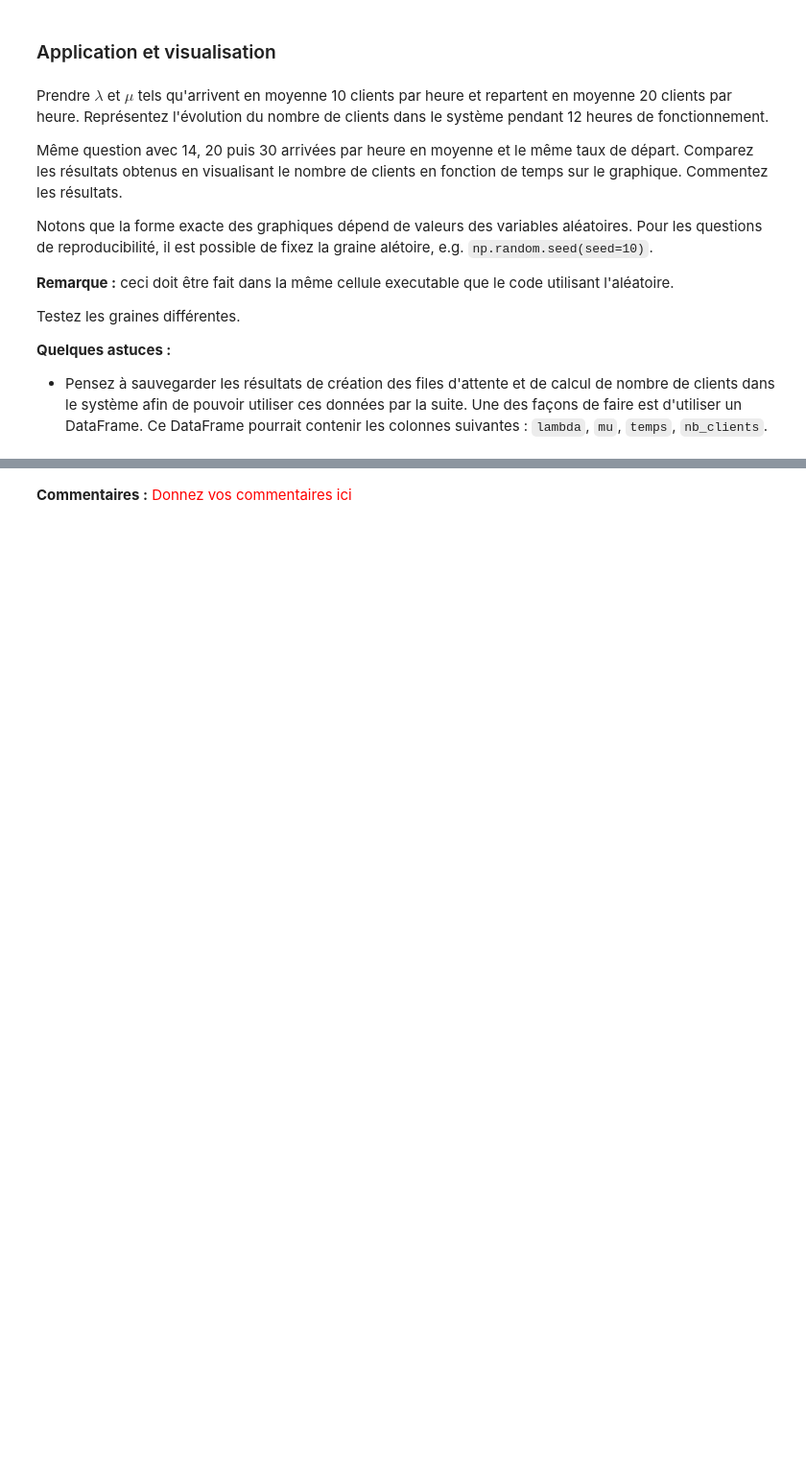
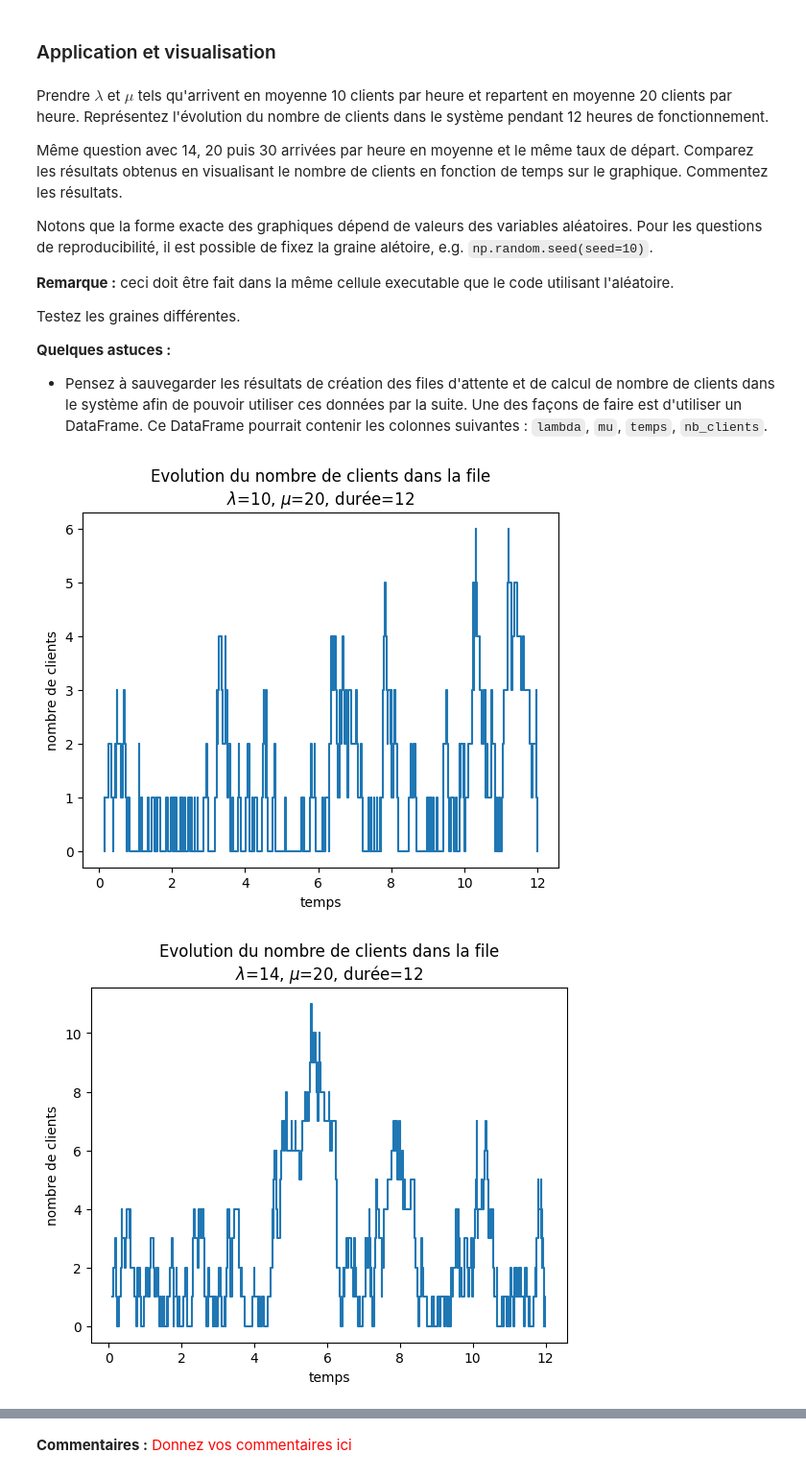
Before and after one commit to Snownamida/Proba-TP-1, a Jupyter notebook: Queue-TP.ipynb, the cells around one changed output, grey strips where cells are left out. Shown: that part at 96% size. Drawn from its saved outputs; the diff is of its cells as text; code cells hidden in the pictures; blank space fills up the shorter version.

```diff
--- a/Queue-TP.ipynb
+++ b/Queue-TP.ipynb
@@ -145,6 +178,12 @@ def evolution(queue):
 6. Il est également possible de se servir d'un DataFrame, e.g. [`pandas.DataFrame`](https://pandas.pydata.org/docs/reference/api/pandas.DataFrame.html)
 # %%
 ## Donnez votre code ici
+def evolution(queue):
+    arrivée_et_départ = np.concatenate([queue["arrivée"], queue["départ"]])
+    sorted_index_pour_arrivée_et_départ = np.argsort(arrivée_et_départ)
+
+    variation = [1 if i < queue["arrivée"].size else -1 for i in sorted_index_pour_arrivée_et_départ]
+    return {"nb_clients": np.cumsum(variation), "temps": arrivée_et_départ[sorted_index_pour_arrivée_et_départ]}
 # %% [markdown]
 ### Application et visualisation
 # %% [markdown]
@@ -160,6 +199,24 @@ Testez les graines différentes.
 
 **Quelques astuces :**
 * Pensez à sauvegarder les résultats de création des files d'attente et de calcul de nombre de clients dans le système afin de pouvoir utiliser ces données par la suite. Une des façons de faire est d'utiliser un DataFrame. Ce DataFrame pourrait contenir les colonnes suivantes : `lambda`, `mu`, `temps`, `nb_clients`.
+# %%
+# dessine l'évolution du nombre de clients dans la file
+def dessine_evolution(lam, mu, d):
+    np.random.seed(seed=10)
+    queue = fileMM1(lam, mu, d)
+    evol = evolution(queue)
+    plt.step(evol["temps"], evol["nb_clients"], where="post")
+    plt.xlabel("temps")
+    plt.ylabel("nombre de clients")
+    plt.title(
+        f"Evolution du nombre de clients dans la file\n$\lambda$={lam}, $\mu$={mu}, durée={d}"
+    )
+    plt.show()
 # %%
-## Donnez votre code ici
-np.random.seed(seed=10)
+dessine_evolution(10, 20, 12)
+dessine_evolution(14, 20, 12)
+dessine_evolution(20, 20, 12)
+dessine_evolution(30, 20, 12)
+# %% [output]
+[figure, added]
+[figure, added]
```
Also changed, not shown: parts of 3 cells of this notebook.
